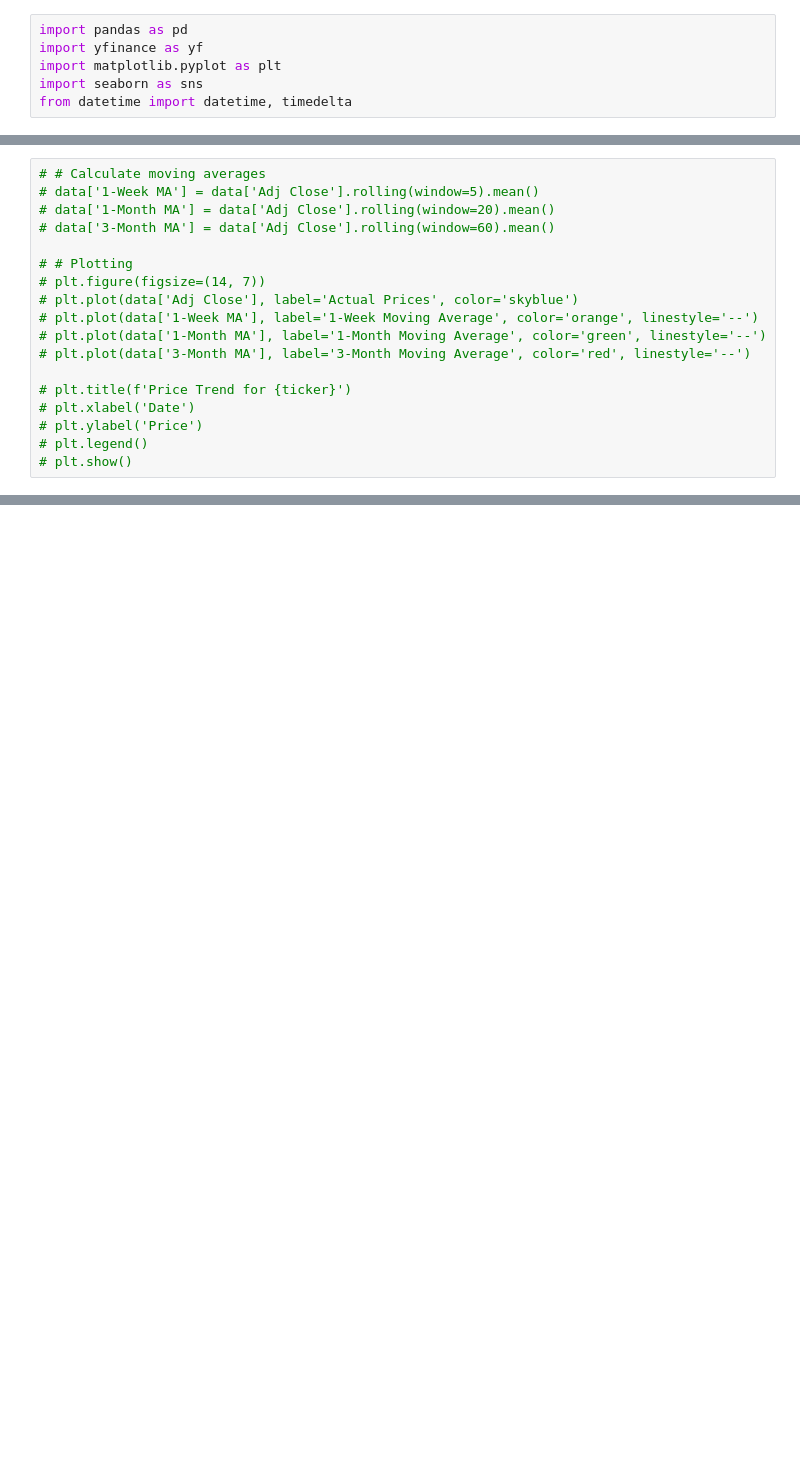
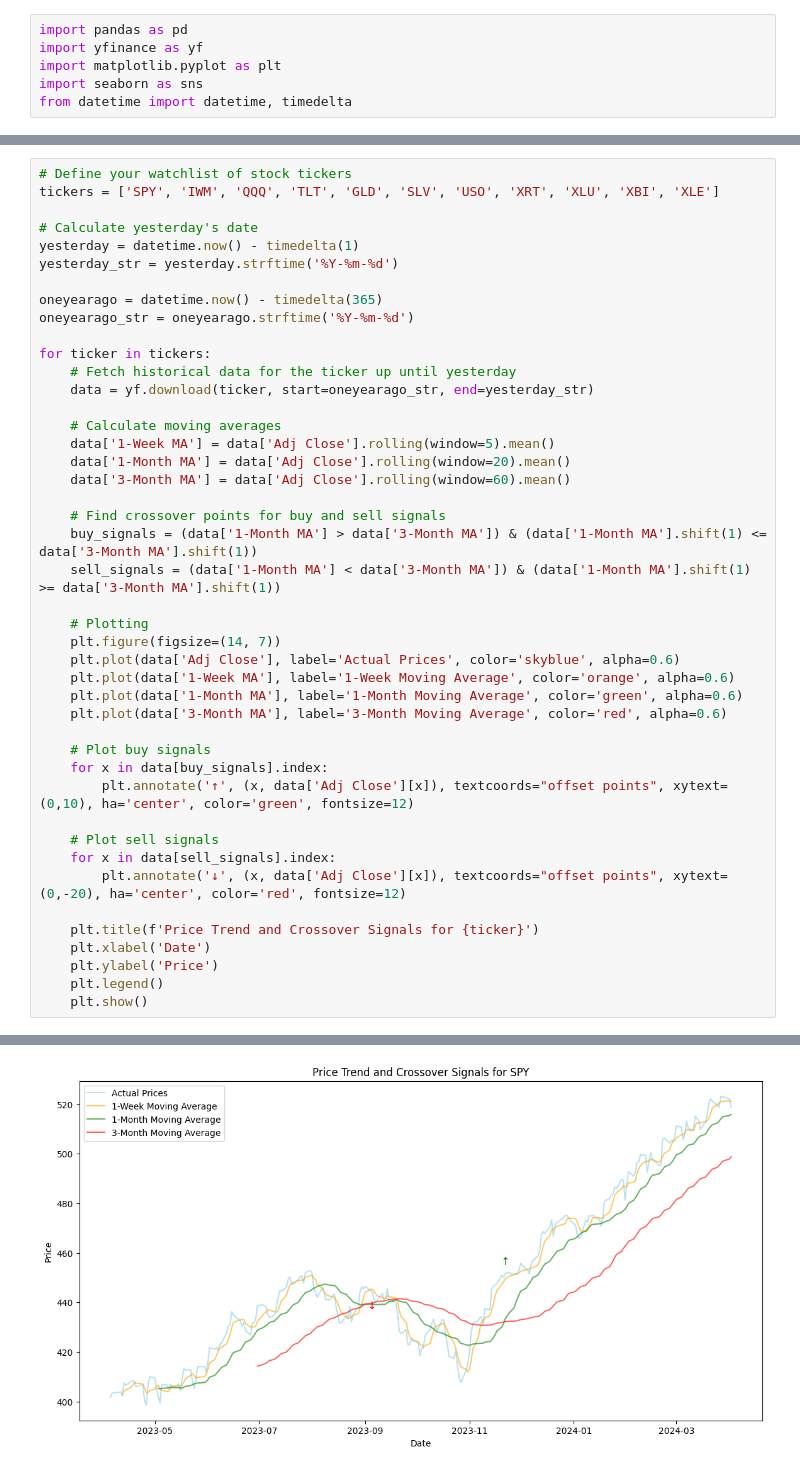
Before and after one commit to githubuser20152014/marketmonitor, a Jupyter notebook: Market_monitor.ipynb, the cells around one changed output, grey strips where cells are left out. Cells and saved outputs as stored; diff of their text form; blank space fills up the shorter version.

```diff
--- a/Market_monitor.ipynb
+++ b/Market_monitor.ipynb
@@ -31,18 +17,45 @@ from datetime import datetime, timedelta
 # %%
-# # Calculate moving averages
-# data['1-Week MA'] = data['Adj Close'].rolling(window=5).mean()
-# data['1-Month MA'] = data['Adj Close'].rolling(window=20).mean()
-# data['3-Month MA'] = data['Adj Close'].rolling(window=60).mean()
+# Define your watchlist of stock tickers
+tickers = ['SPY', 'IWM', 'QQQ', 'TLT', 'GLD', 'SLV', 'USO', 'XRT', 'XLU', 'XBI', 'XLE']
 
-# # Plotting
-# plt.figure(figsize=(14, 7))
-# plt.plot(data['Adj Close'], label='Actual Prices', color='skyblue')
-# plt.plot(data['1-Week MA'], label='1-Week Moving Average', color='orange', linestyle='--')
-# plt.plot(data['1-Month MA'], label='1-Month Moving Average', color='green', linestyle='--')
-# plt.plot(data['3-Month MA'], label='3-Month Moving Average', color='red', linestyle='--')
+# Calculate yesterday's date
+yesterday = datetime.now() - timedelta(1)
+yesterday_str = yesterday.strftime('%Y-%m-%d')
 
-# plt.title(f'Price Trend for {ticker}')
-# plt.xlabel('Date')
-# plt.ylabel('Price')
-# plt.legend()
-# plt.show()
+oneyearago = datetime.now() - timedelta(365)
+oneyearago_str = oneyearago.strftime('%Y-%m-%d')
+
+for ticker in tickers:
+    # Fetch historical data for the ticker up until yesterday
+    data = yf.download(ticker, start=oneyearago_str, end=yesterday_str)
+
+    # Calculate moving averages
+    data['1-Week MA'] = data['Adj Close'].rolling(window=5).mean()
+    data['1-Month MA'] = data['Adj Close'].rolling(window=20).mean()
+    data['3-Month MA'] = data['Adj Close'].rolling(window=60).mean()
+
+    # Find crossover points for buy and sell signals
+    buy_signals = (data['1-Month MA'] > data['3-Month MA']) & (data['1-Month MA'].shift(1) <= data['3-Month MA'].shift(1))
+    sell_signals = (data['1-Month MA'] < data['3-Month MA']) & (data['1-Month MA'].shift(1) >= data['3-Month MA'].shift(1))
+
+    # Plotting
+    plt.figure(figsize=(14, 7))
+    plt.plot(data['Adj Close'], label='Actual Prices', color='skyblue', alpha=0.6)
+    plt.plot(data['1-Week MA'], label='1-Week Moving Average', color='orange', alpha=0.6)
+    plt.plot(data['1-Month MA'], label='1-Month Moving Average', color='green', alpha=0.6)
+    plt.plot(data['3-Month MA'], label='3-Month Moving Average', color='red', alpha=0.6)
+
+    # Plot buy signals
+    for x in data[buy_signals].index:
+        plt.annotate('↑', (x, data['Adj Close'][x]), textcoords="offset points", xytext=(0,10), ha='center', color='green', fontsize=12)
+
+    # Plot sell signals
+    for x in data[sell_signals].index:
+        plt.annotate('↓', (x, data['Adj Close'][x]), textcoords="offset points", xytext=(0,-20), ha='center', color='red', fontsize=12)
+
+    plt.title(f'Price Trend and Crossover Signals for {ticker}')
+    plt.xlabel('Date')
+    plt.ylabel('Price')
+    plt.legend()
+    plt.show()
+# %% [output]
@@ -48,0 +63 @@ from datetime import datetime, timedelta
+[figure, added]
```
Also changed, not shown: parts of 11 cells of this notebook.
